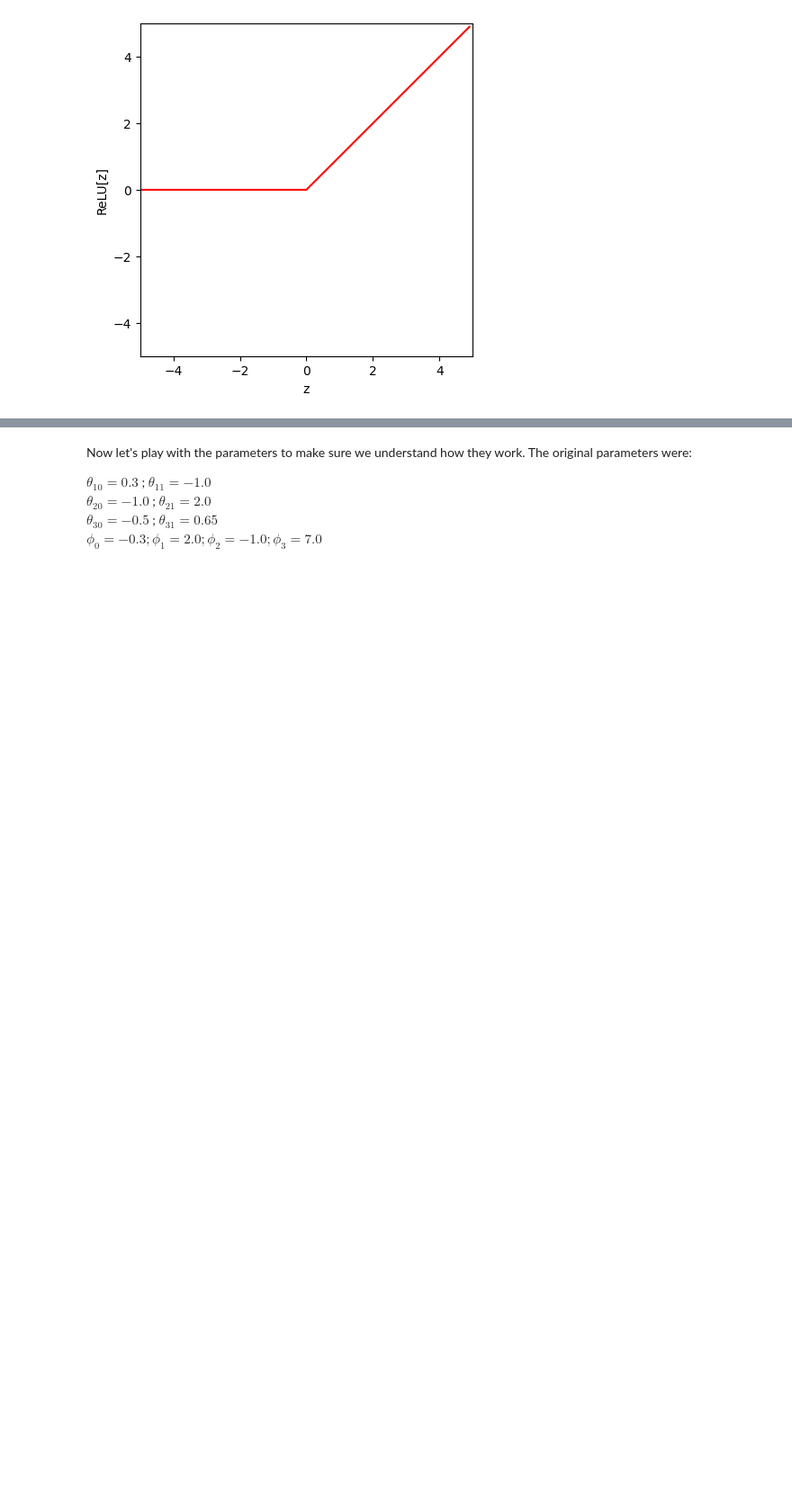
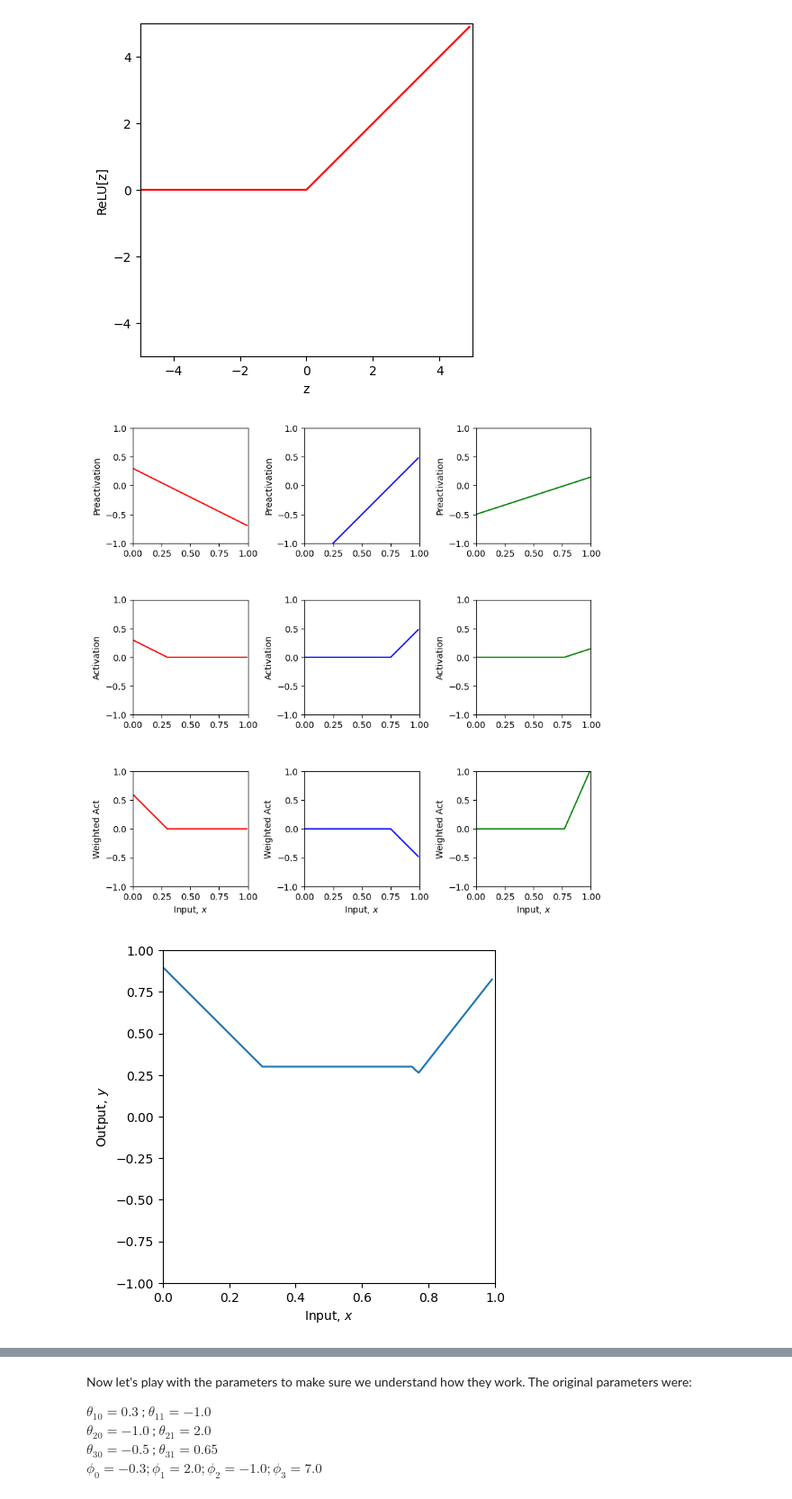
Before and after one commit to pratikPhadte/udlbook, a Jupyter notebook: Notebooks/Chap03/3_1_Shallow_Networks_I.ipynb, the cells around one changed output, grey strips where cells are left out. Shown at 90% size. Drawn from its saved outputs; the diff is of its cells as text; code cells hidden in the pictures; blank space fills up the shorter version.

```diff
--- a/Notebooks/Chap03/3_1_Shallow_Networks_I.ipynb
+++ b/Notebooks/Chap03/3_1_Shallow_Networks_I.ipynb
@@ -119,18 +144,21 @@ def plot_neural(x, y, pre_1, pre_2, pre_3, act_1, act_2, act_3, w_act_1, w_act_2
 # %%
 # Now lets define some parameters and run the neural network
 theta_10 =  0.3 ; theta_11 = -1.0
-theta_20 = -1.0  ; theta_21 = 2.0
+theta_20 = -1.5  ; theta_21 = 2.0
 theta_30 = -0.5  ; theta_31 = 0.65
-phi_0 = -0.3; phi_1 = 2.0; phi_2 = -1.0; phi_3 = 7.0
+phi_0 = 0.3; phi_1 = 2.0; phi_2 = -1.0; phi_3 = 7.0
 
 # Define a range of input values
 x = np.arange(0,1,0.01)
 
 # We run the neural network for each of these input values
 y, pre_1, pre_2, pre_3, act_1, act_2, act_3, w_act_1, w_act_2, w_act_3 = \
     shallow_1_1_3(x, ReLU, phi_0,phi_1,phi_2,phi_3, theta_10, theta_11, theta_20, theta_21, theta_30, theta_31)
 # And then plot it
 plot_neural(x, y, pre_1, pre_2, pre_3, act_1, act_2, act_3, w_act_1, w_act_2, w_act_3, plot_all=True)
+# %% [output]
+[figure, added]
+[figure, added]
 # %% [markdown]
 If your code is correct, then the final output should look like this:
 <img src="embedded-picture-1">
```
Also changed, not shown: parts of 3 cells of this notebook.
